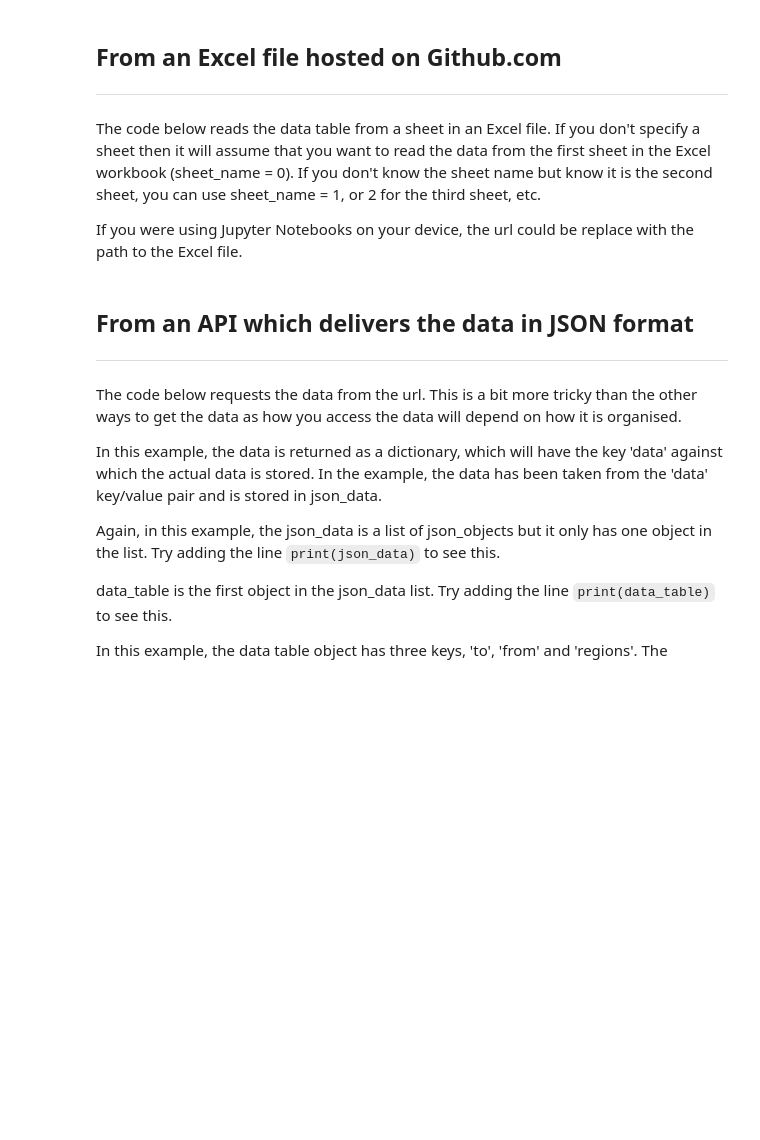
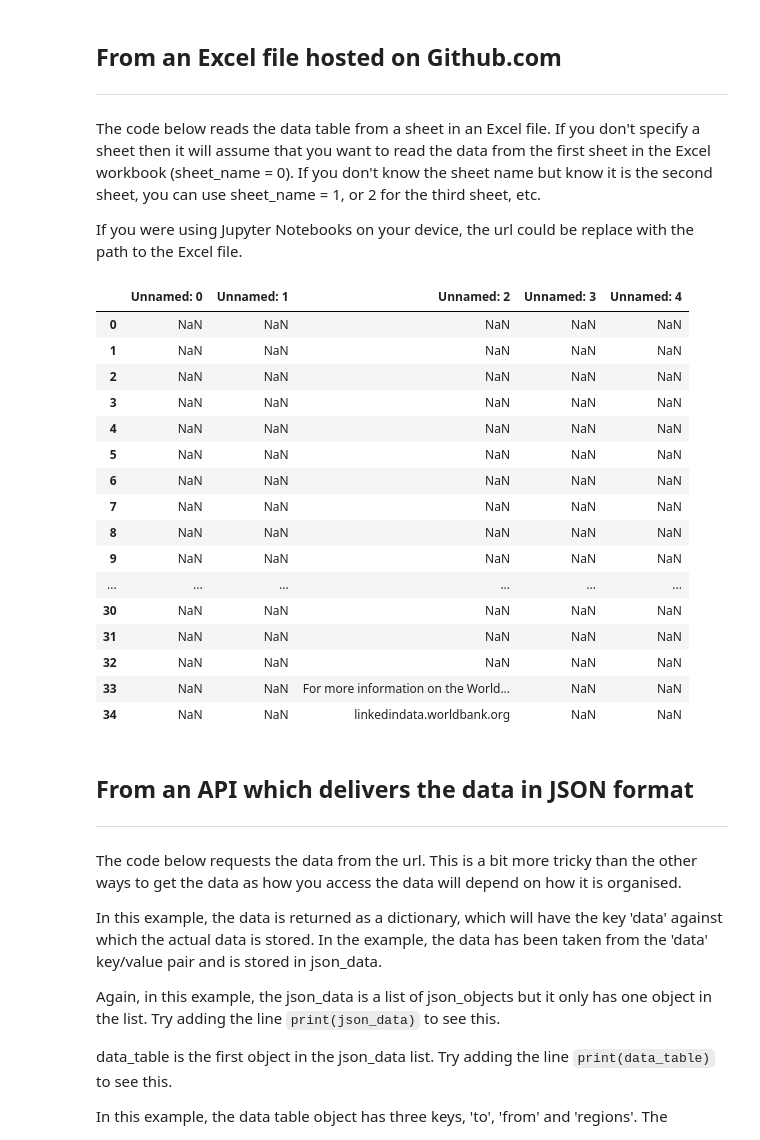
Before and after one commit to light-lamp/Datalabs-python-worksheets, a Jupyter notebook: Data_Analysis_Worksheets/Data_retrieval_worksheet.ipynb, the cells around one changed output. Saved outputs shown, nothing was run; the diff lists cells and outputs as text; code cells hidden in the pictures; blank space fills up the shorter version.

```diff
--- a/Data_Analysis_Worksheets/Data_retrieval_worksheet.ipynb
+++ b/Data_Analysis_Worksheets/Data_retrieval_worksheet.ipynb
@@ -39,8 +68,29 @@ If you were using Jupyter Notebooks on your device, the url could be replace wit
 # %%
 import pandas as pd
 url = "https://github.com/futureCodersSE/working-with-data/blob/main/Data%20sets/public_use-talent-migration.xlsx?raw=true"
-df = pd.read_excel(url,sheet_name="Industry Migration")
+#df = pd.read_excel(url,sheet_name="Industry Migration")
+#df = pd.read_excel(url,sheet_name="Country Migration")
+df = pd.read_excel(url,sheet_name=0)
+
 df
+# %% [output]
+|  | Unnamed: 0 | Unnamed: 1 | Unnamed: 2 | Unnamed: 3 | Unnamed: 4 |
+| 0 | NaN | NaN | NaN | NaN | NaN |
+| 1 | NaN | NaN | NaN | NaN | NaN |
+| 2 | NaN | NaN | NaN | NaN | NaN |
+| 3 | NaN | NaN | NaN | NaN | NaN |
+| 4 | NaN | NaN | NaN | NaN | NaN |
+| 5 | NaN | NaN | NaN | NaN | NaN |
+| 6 | NaN | NaN | NaN | NaN | NaN |
+| 7 | NaN | NaN | NaN | NaN | NaN |
+| 8 | NaN | NaN | NaN | NaN | NaN |
+| 9 | NaN | NaN | NaN | NaN | NaN |
+| ... | ... | ... | ... | ... | ... |
+| 30 | NaN | NaN | NaN | NaN | NaN |
+| 31 | NaN | NaN | NaN | NaN | NaN |
+| 32 | NaN | NaN | NaN | NaN | NaN |
+| 33 | NaN | NaN | For more information on the World... | NaN | NaN |
+| 34 | NaN | NaN | linkedindata.worldbank.org | NaN | NaN |
 # %% [markdown]
 ## From an API which delivers the data in JSON format
 ---
```
Also changed, not shown: parts of 3 cells of this notebook.
